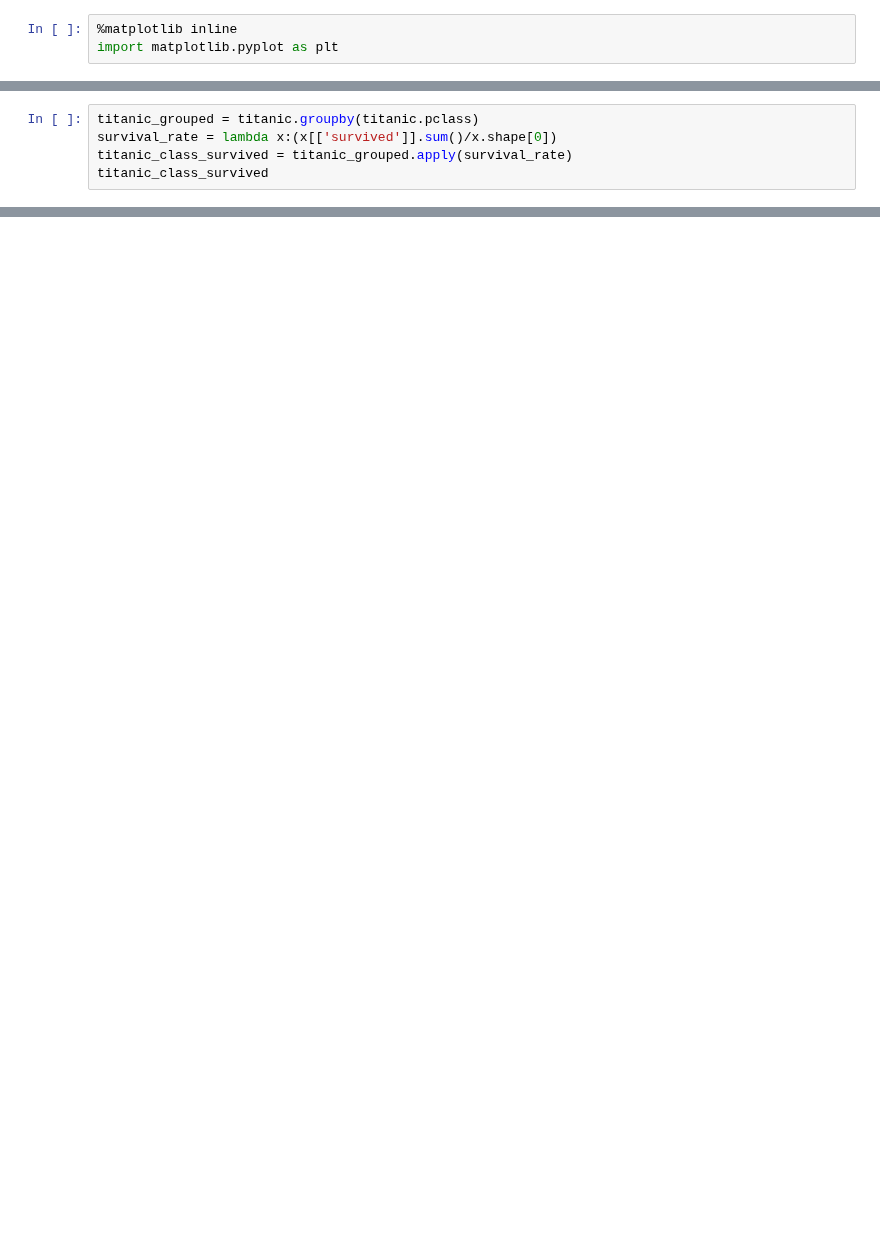
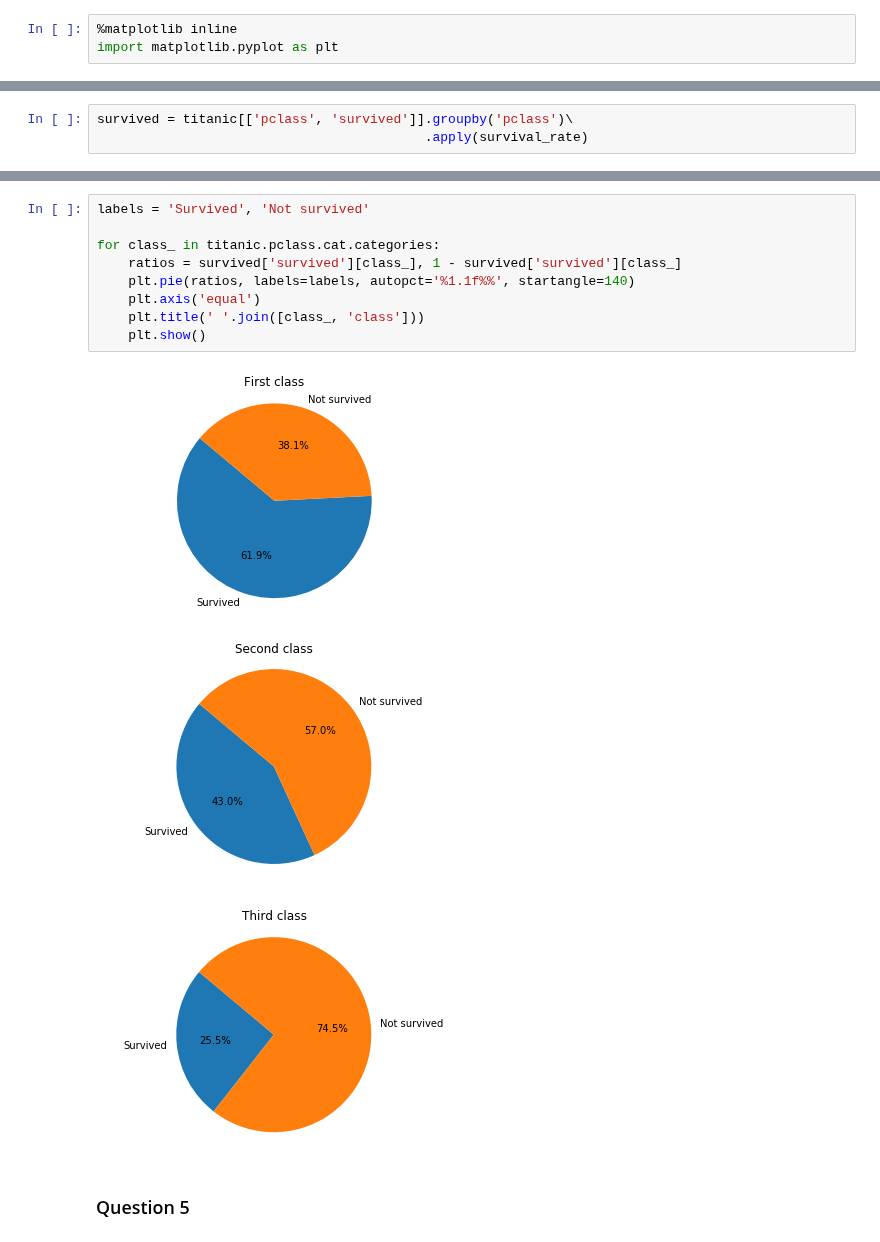
Before and after one commit to vincenzobaz/VBTALL-ADA2017, a Jupyter notebook: Homework 1.ipynb, the cells around one changed output, grey strips where cells are left out. Saved outputs shown, nothing was run; the diff lists cells and outputs as text; blank space fills up the shorter version.

```diff
--- a/Homework 1.ipynb
+++ b/Homework 1.ipynb
@@ -626,5 +122,0 @@ plt.show()
-# %%
-titanic_grouped = titanic.groupby(titanic.pclass)
-survival_rate = lambda x:(x[['survived']].sum()/x.shape[0])
-titanic_class_survived = titanic_grouped.apply(survival_rate)
-titanic_class_survived
@@ -733,0 +162,3 @@ True
+# %%
+survived = titanic[['pclass', 'survived']].groupby('pclass')\
+                                          .apply(survival_rate)
@@ -733,0 +179,15 @@ True
+# %%
+labels = 'Survived', 'Not survived'
+
+for class_ in titanic.pclass.cat.categories:
+    ratios = survived['survived'][class_], 1 - survived['survived'][class_]
+    plt.pie(ratios, labels=labels, autopct='%1.1f%%', startangle=140)
+    plt.axis('equal')
+    plt.title(' '.join([class_, 'class']))
+    plt.show()
+# %% [output]
+[figure, added]
+[figure, added]
+[figure, added]
+# %% [markdown]
+### Question 5
```
Also changed, not shown: parts of 100 cells of this notebook.
